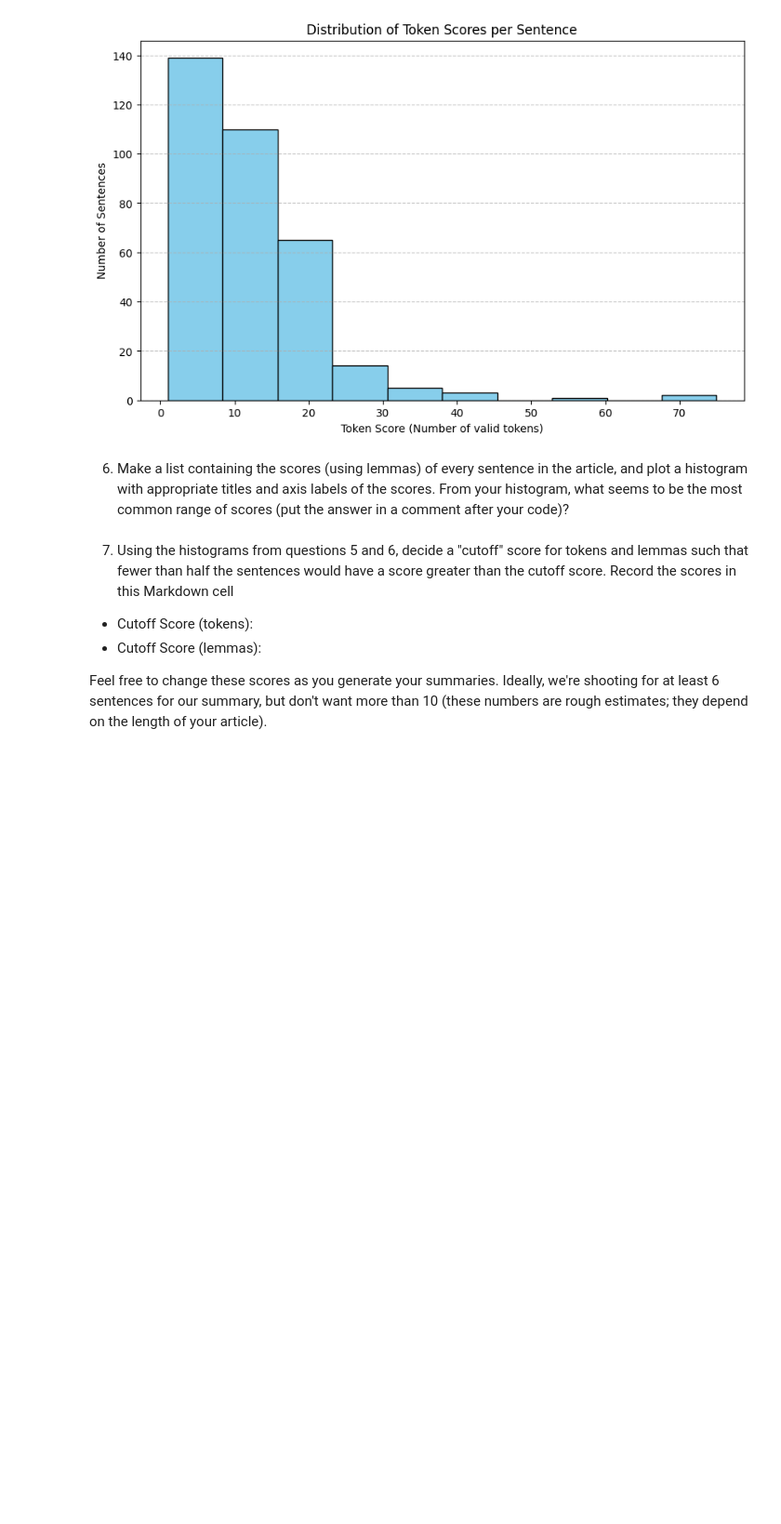
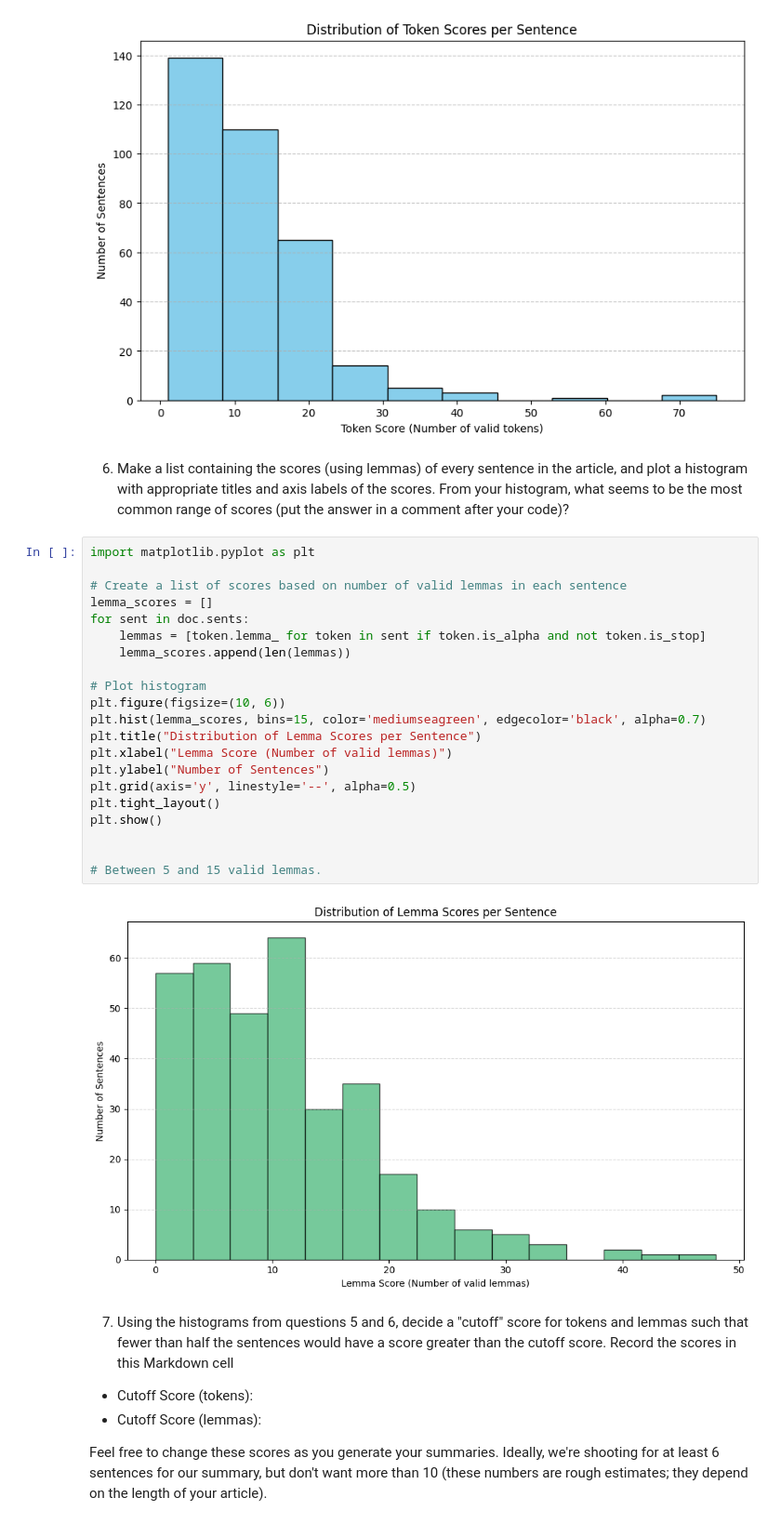
Before and after one commit to mokeyzz1/p7-final-project, a Jupyter notebook: article-summarizer.ipynb, the cells around one changed output. Shown at 93% size. Cells and saved outputs as stored; diff of their text form; blank space fills up the shorter version.

Commit message:
Q6: Lemma score histogram and analysis

```diff
--- a/article-summarizer.ipynb
+++ b/article-summarizer.ipynb
@@ -144,6 +144,29 @@ plt.show()
 [figure]
 # %% [markdown]
 6. Make a list containing the scores (using lemmas) of every sentence in the article, and plot a histogram with appropriate titles and axis labels of the scores.  From your histogram, what seems to be the most common range of scores (put the answer in a comment after your code)?
+# %%
+import matplotlib.pyplot as plt
+
+# Create a list of scores based on number of valid lemmas in each sentence
+lemma_scores = []
+for sent in doc.sents:
+    lemmas = [token.lemma_ for token in sent if token.is_alpha and not token.is_stop]
+    lemma_scores.append(len(lemmas))
+
+# Plot histogram
+plt.figure(figsize=(10, 6))
+plt.hist(lemma_scores, bins=15, color='mediumseagreen', edgecolor='black', alpha=0.7)
+plt.title("Distribution of Lemma Scores per Sentence")
+plt.xlabel("Lemma Score (Number of valid lemmas)")
+plt.ylabel("Number of Sentences")
+plt.grid(axis='y', linestyle='--', alpha=0.5)
+plt.tight_layout()
+plt.show()
+
+
+# Between 5 and 15 valid lemmas.
+# %% [output]
+[figure, added]
 # %% [markdown]
 7. Using the histograms from questions 5 and 6, decide a "cutoff" score for tokens and lemmas such that fewer than half the sentences would have a score greater than the cutoff score.  Record the scores in this Markdown cell
 
```
